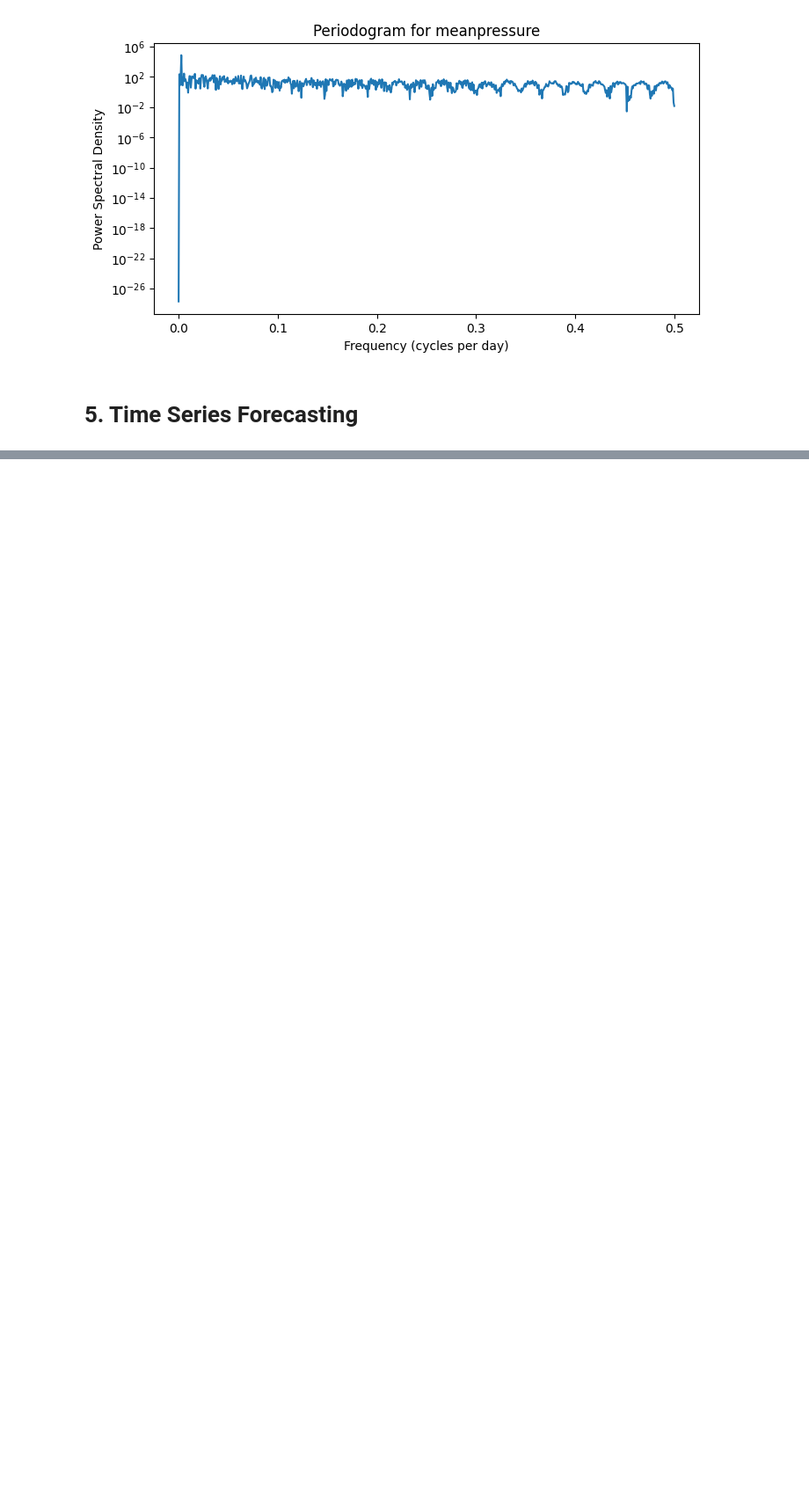
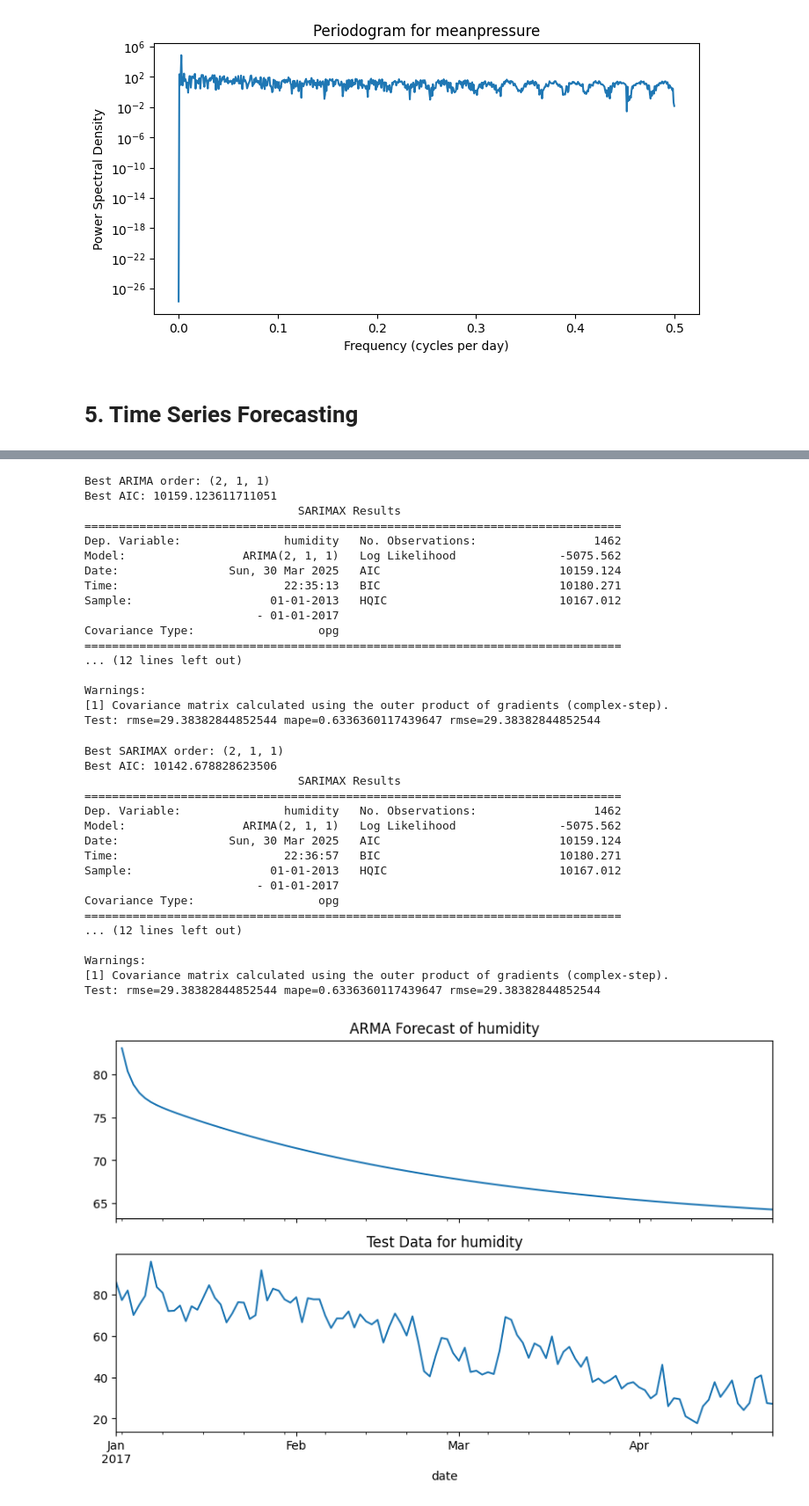
Before and after one commit to porojanmadalin/TSA, a Jupyter notebook: a02.ipynb, the cells around one changed output, grey strips where cells are left out. Shown at 88% size. Saved outputs shown, nothing was run; the diff lists cells and outputs as text; code cells hidden in the pictures; blank space fills up the shorter version.

```diff
--- a/a02.ipynb
+++ b/a02.ipynb
@@ -398,0 +532,5 @@ fdd('meanpressure')
+# %%
+fit_ARMA('humidity')
+fit_ARIMA('humidity')
+fit_SARIMA('humidity')
+# %% [output]
@@ -398,0 +556,35 @@ fdd('meanpressure')
+Best ARIMA order: (2, 1, 1)
+Best AIC: 10159.123611711051
+                               SARIMAX Results
+==============================================================================
+Dep. Variable:               humidity   No. Observations:                 1462
+Model:                 ARIMA(2, 1, 1)   Log Likelihood               -5075.562
+Date:                Sun, 30 Mar 2025   AIC                          10159.124
+Time:                        22:35:13   BIC                          10180.271
+Sample:                    01-01-2013   HQIC                         10167.012
+                         - 01-01-2017
+Covariance Type:                  opg
+==============================================================================
+... (12 lines left out)
+
+Warnings:
+[1] Covariance matrix calculated using the outer product of gradients (complex-step).
+Test: rmse=29.38382844852544 mape=0.6336360117439647 rmse=29.38382844852544
+Best SARIMAX order: (2, 1, 1)
+Best AIC: 10142.678828623506
+                               SARIMAX Results
+==============================================================================
+Dep. Variable:               humidity   No. Observations:                 1462
+Model:                 ARIMA(2, 1, 1)   Log Likelihood               -5075.562
+Date:                Sun, 30 Mar 2025   AIC                          10159.124
+Time:                        22:36:57   BIC                          10180.271
+Sample:                    01-01-2013   HQIC                         10167.012
+                         - 01-01-2017
+Covariance Type:                  opg
+==============================================================================
+... (12 lines left out)
+
+Warnings:
+[1] Covariance matrix calculated using the outer product of gradients (complex-step).
+Test: rmse=29.38382844852544 mape=0.6336360117439647 rmse=29.38382844852544
+[figure, added]
```
Also changed, not shown: parts of 25 cells of this notebook.
